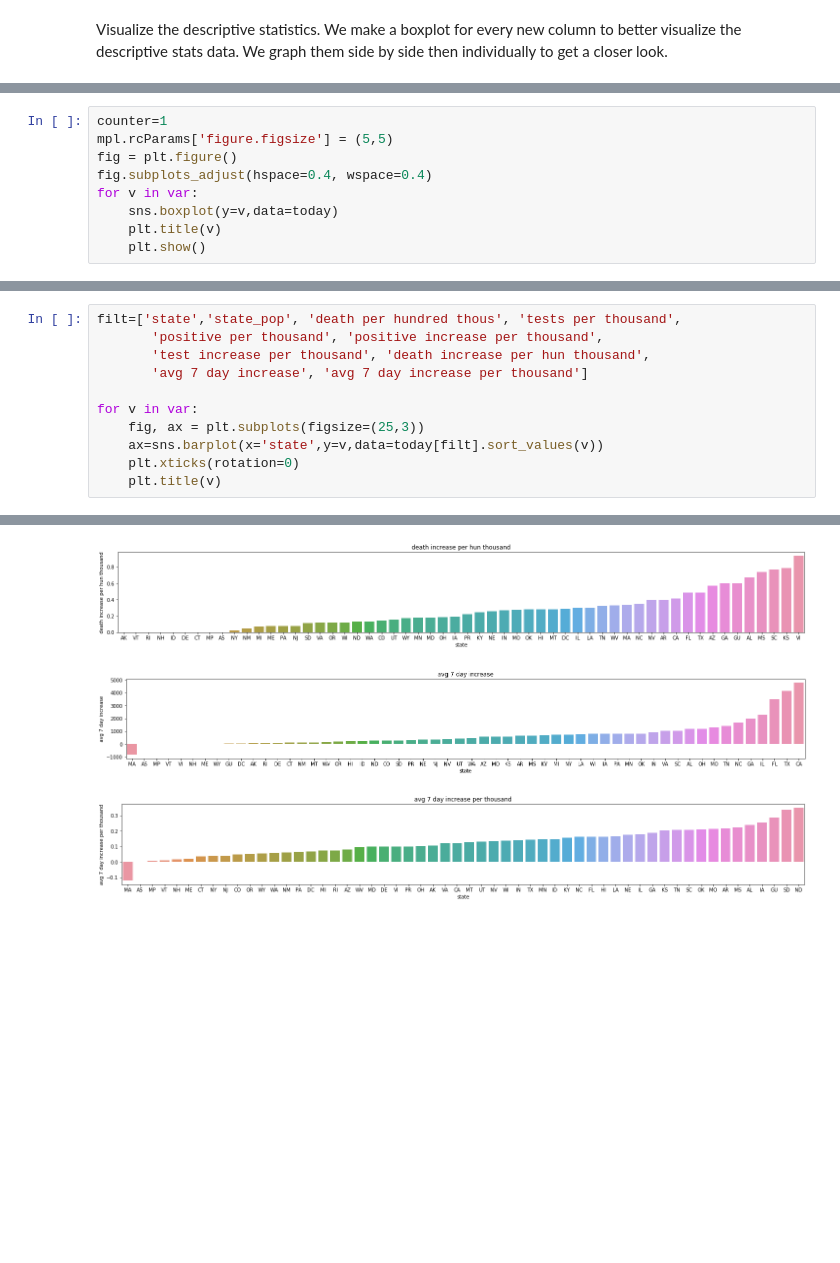
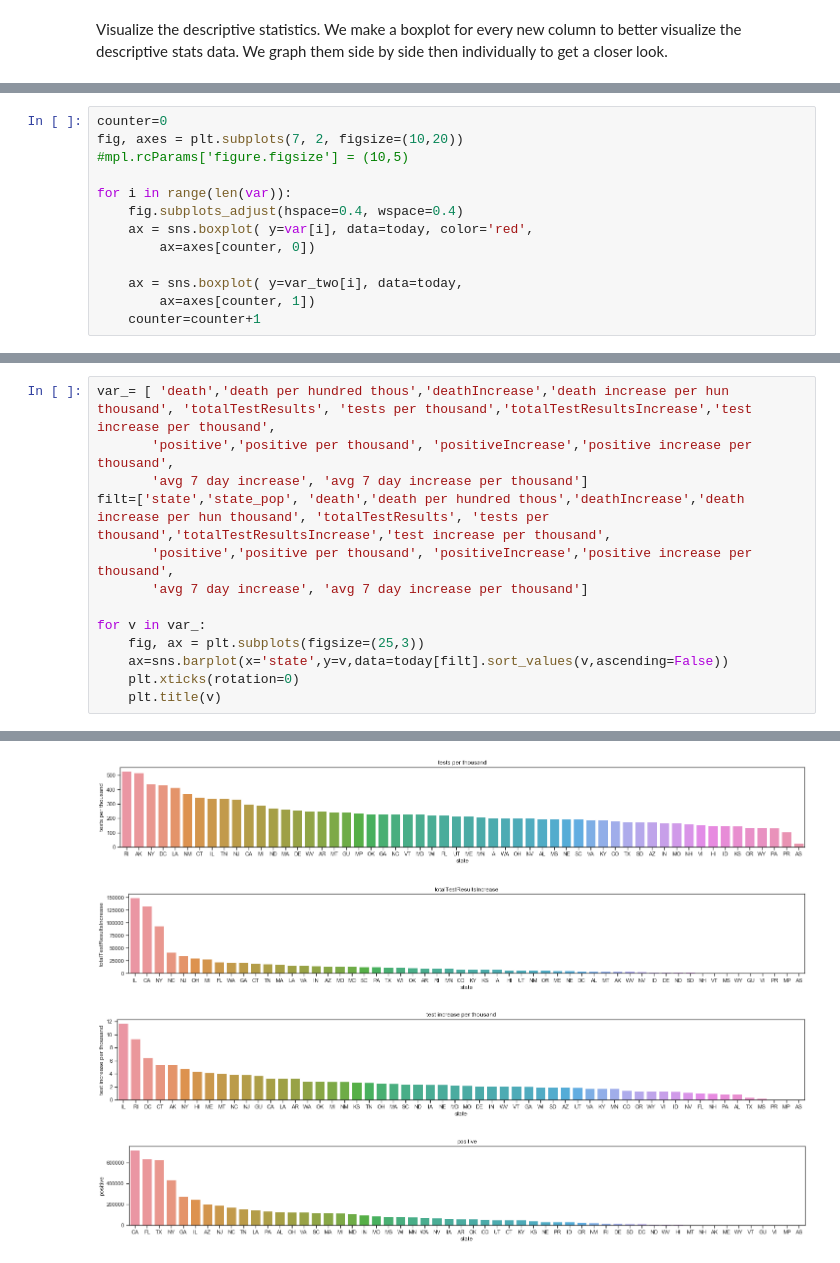
Before and after one commit to cathilo/sharing-github, a Jupyter notebook: Capstone 2 Exploratory.ipynb, the cells around one changed output, grey strips where cells are left out. Drawn from its saved outputs; the diff is of its cells as text; blank space fills up the shorter version.

```diff
--- a/Capstone 2 Exploratory.ipynb
+++ b/Capstone 2 Exploratory.ipynb
@@ -407,9 +417,0 @@ sns.boxplot(x='variable',y='value',data=s)
-# %%
-counter=1
-mpl.rcParams['figure.figsize'] = (5,5)
-fig = plt.figure()
-fig.subplots_adjust(hspace=0.4, wspace=0.4)
-for v in var:
-    sns.boxplot(y=v,data=today)
-    plt.title(v)
-    plt.show()
@@ -426,0 +420,13 @@ We make a bargraph for each of our new columns to show every state's value to vi
+# %%
+counter=0
+fig, axes = plt.subplots(7, 2, figsize=(10,20))
+#mpl.rcParams['figure.figsize'] = (10,5)
+
+for i in range(len(var)):
+    fig.subplots_adjust(hspace=0.4, wspace=0.4)
+    ax = sns.boxplot( y=var[i], data=today, color='red',
+        ax=axes[counter, 0])
+
+    ax = sns.boxplot( y=var_two[i], data=today,
+        ax=axes[counter, 1])
+    counter=counter+1
@@ -427,12 +455,14 @@ We make a bargraph for each of our new columns to show every state's value to vi
 # %%
-filt=['state','state_pop', 'death per hundred thous', 'tests per thousand',
-       'positive per thousand', 'positive increase per thousand',
-       'test increase per thousand', 'death increase per hun thousand',
+var_= [ 'death','death per hundred thous','deathIncrease','death increase per hun thousand', 'totalTestResults', 'tests per thousand','totalTestResultsIncrease','test increase per thousand',
+       'positive','positive per thousand', 'positiveIncrease','positive increase per thousand',
+       'avg 7 day increase', 'avg 7 day increase per thousand']
+filt=['state','state_pop', 'death','death per hundred thous','deathIncrease','death increase per hun thousand', 'totalTestResults', 'tests per thousand','totalTestResultsIncrease','test increase per thousand',
+       'positive','positive per thousand', 'positiveIncrease','positive increase per thousand',
        'avg 7 day increase', 'avg 7 day increase per thousand']
 
-for v in var:
+for v in var_:
     fig, ax = plt.subplots(figsize=(25,3))
-    ax=sns.barplot(x='state',y=v,data=today[filt].sort_values(v))
+    ax=sns.barplot(x='state',y=v,data=today[filt].sort_values(v,ascending=False))
     plt.xticks(rotation=0)
     plt.title(v)
 # %% [output]
@@ -444,3 +474,4 @@ for v in var:
-[figure, old version]
+[figure, new version]
-[figure, old version]
+[figure, new version]
-[figure, old version]
+[figure, new version]
+[figure, added]
```
Also changed, not shown: parts of 13 cells of this notebook.
